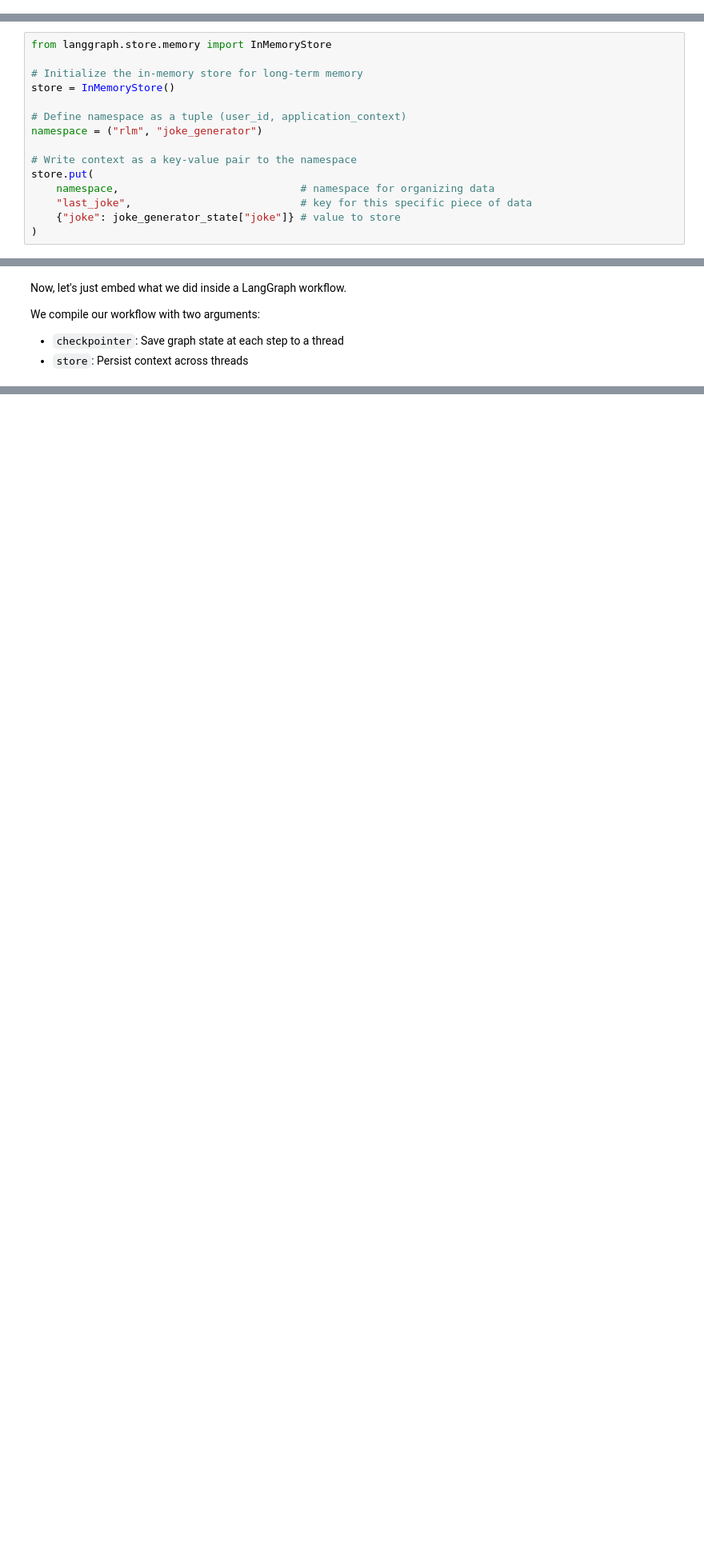
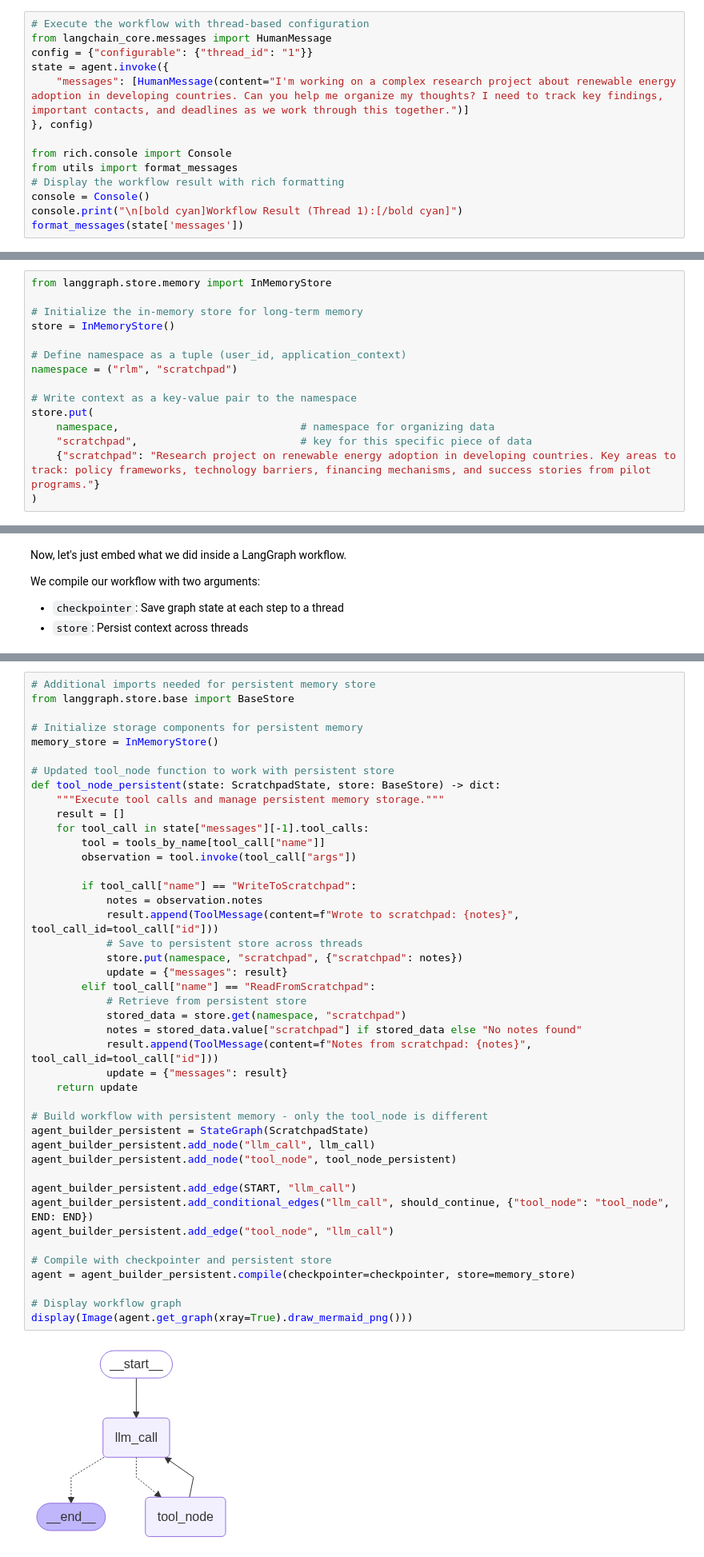
Before and after one commit to ruijzhan/how_to_fix_your_context, a Jupyter notebook: notebooks/06-context-offloading.ipynb, the cells around one changed output, grey strips where cells are left out. Shown at 80% size. Drawn from its saved outputs; the diff is of its cells as text; blank space fills up the shorter version.

```diff
--- a/notebooks/06-context-offloading.ipynb
+++ b/notebooks/06-context-offloading.ipynb
@@ -133,0 +131,14 @@ Final Workflow State:
+# %%
+# Execute the workflow with thread-based configuration
+from langchain_core.messages import HumanMessage
+config = {"configurable": {"thread_id": "1"}}
+state = agent.invoke({
+    "messages": [HumanMessage(content="I'm working on a complex research project about renewable energy adoption in developing countries. Can you help me organize my thoughts? I need to track key findings, important contacts, and deadlines as we work through this together.")]
+}, config)
+
+from rich.console import Console
+from utils import format_messages
+# Display the workflow result with rich formatting
+console = Console()
+console.print("\n[bold cyan]Workflow Result (Thread 1):[/bold cyan]")
+format_messages(state['messages'])
@@ -148,13 +286,13 @@ from langgraph.store.memory import InMemoryStore
 store = InMemoryStore()
 
 # Define namespace as a tuple (user_id, application_context)
-namespace = ("rlm", "joke_generator")
+namespace = ("rlm", "scratchpad")
 
 # Write context as a key-value pair to the namespace
 store.put(
     namespace,                             # namespace for organizing data
-    "last_joke",                           # key for this specific piece of data
-    {"joke": joke_generator_state["joke"]} # value to store
+    "scratchpad",                          # key for this specific piece of data
+    {"scratchpad": "Research project on renewable energy adoption in developing countries. Key areas to track: policy frameworks, technology barriers, financing mechanisms, and success stories from pilot programs."}
 )
 # %% [markdown]
 We'll talk more about selecting context from the namespace in the next notebook.
@@ -239,3 +323,48 @@ Prior joke: None!
+# %%
+# Additional imports needed for persistent memory store
+from langgraph.store.base import BaseStore
+
+# Initialize storage components for persistent memory
+memory_store = InMemoryStore()
+
+# Updated tool_node function to work with persistent store
+def tool_node_persistent(state: ScratchpadState, store: BaseStore) -> dict:
+    """Execute tool calls and manage persistent memory storage."""
+    result = []
+    for tool_call in state["messages"][-1].tool_calls:
+        tool = tools_by_name[tool_call["name"]]
+        observation = tool.invoke(tool_call["args"])
+
+        if tool_call["name"] == "WriteToScratchpad":
+            notes = observation.notes
+            result.append(ToolMessage(content=f"Wrote to scratchpad: {notes}", tool_call_id=tool_call["id"]))
+            # Save to persistent store across threads
+            store.put(namespace, "scratchpad", {"scratchpad": notes})
+            update = {"messages": result}
+        elif tool_call["name"] == "ReadFromScratchpad":
+            # Retrieve from persistent store
+            stored_data = store.get(namespace, "scratchpad")
+            notes = stored_data.value["scratchpad"] if stored_data else "No notes found"
+            result.append(ToolMessage(content=f"Notes from scratchpad: {notes}", tool_call_id=tool_call["id"]))
+            update = {"messages": result}
+    return update
+
+# Build workflow with persistent memory - only the tool_node is different
+agent_builder_persistent = StateGraph(ScratchpadState)
+agent_builder_persistent.add_node("llm_call", llm_call)
+agent_builder_persistent.add_node("tool_node", tool_node_persistent)
+
+agent_builder_persistent.add_edge(START, "llm_call")
+agent_builder_persistent.add_conditional_edges("llm_call", should_continue, {"tool_node": "tool_node", END: END})
+agent_builder_persistent.add_edge("tool_node", "llm_call")
+
+# Compile with checkpointer and persistent store
+agent = agent_builder_persistent.compile(checkpointer=checkpointer, store=memory_store)
+
+# Display workflow graph
+display(Image(agent.get_graph(xray=True).draw_mermaid_png()))
+# %% [output]
+[figure, added]
 # %%
 # Execute the workflow with thread-based configuration
 config = {"configurable": {"thread_id": "1"}}
```
Also changed, not shown: parts of 18 cells of this notebook.
